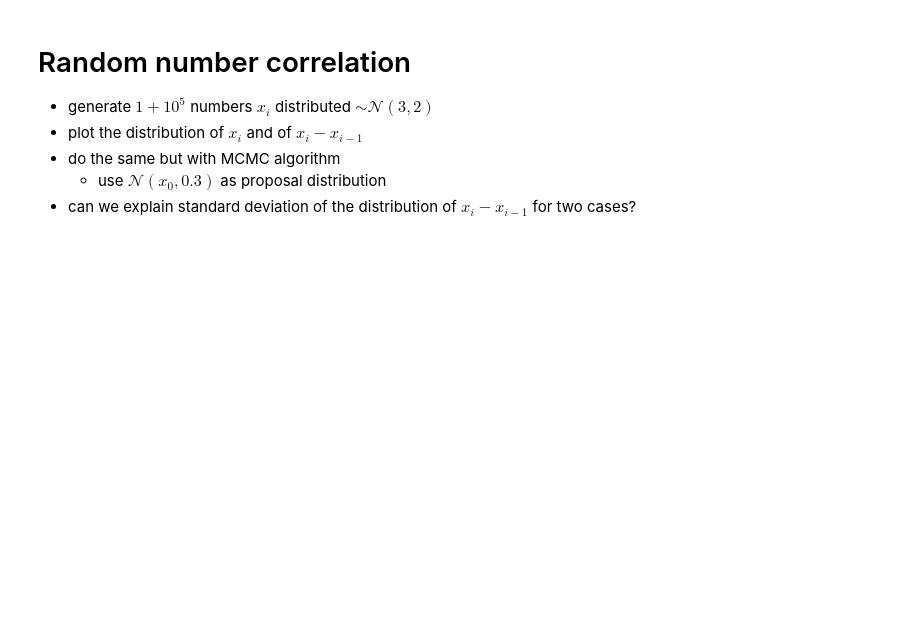
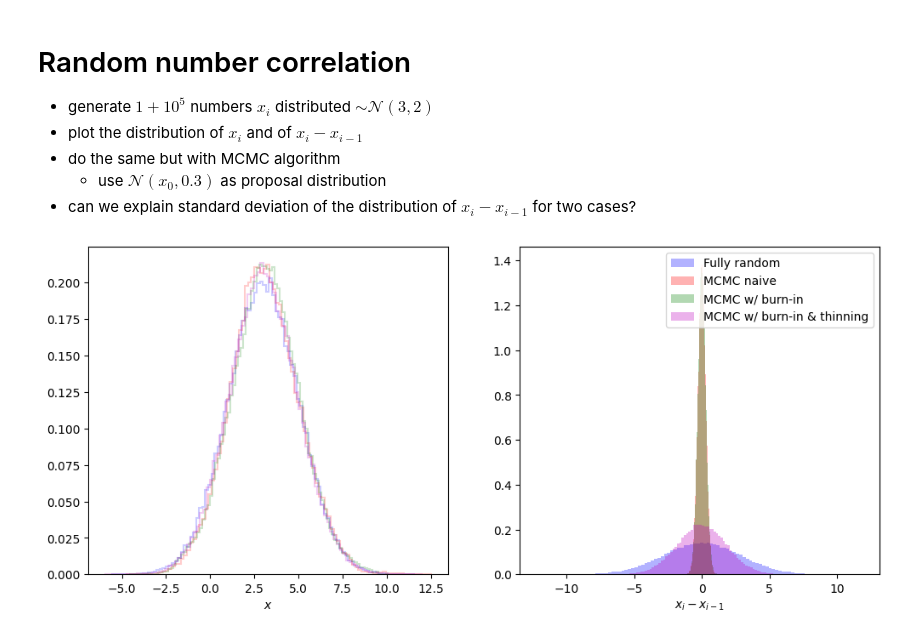
Before and after one commit to nj-vs-vh/gssi-23-24-stats, a Jupyter notebook: lecture4/exercises.ipynb, the cells around one changed output. Drawn from its saved outputs; the diff is of its cells as text; code cells hidden in the pictures; blank space fills up the shorter version.

```diff
--- a/lecture4/exercises.ipynb
+++ b/lecture4/exercises.ipynb
@@ -73,0 +96,59 @@ plt.show()
+# %%
+SAMPLE_SIZE = int(1e5) + 1
+target_rv = scipy.stats.norm(loc=3, scale=2)
+fully_random_sample = target_rv.rvs(size=SAMPLE_SIZE)
+mcmc_naive_sample = np.array(
+    sample_mcmc(pdf=target_rv.pdf, initial=0, size=SAMPLE_SIZE)
+)
+mcmc_burn_in_sample = np.array(
+    sample_mcmc(
+        pdf=target_rv.pdf,
+        initial=0,
+        size=SAMPLE_SIZE,
+        burn_in_steps=1000,
+    )
+)
+mcmc_burn_in_thinned_sample = np.array(
+    sample_mcmc(
+        pdf=target_rv.pdf,
+        initial=0,
+        size=SAMPLE_SIZE,
+        burn_in_steps=1000,
+        thinning=50,
+    )
+)
+
+fig, (ax1, ax2) = plt.subplots(ncols=2, figsize=(12, 5))
+
+for label, color, sample in [
+    ("Fully random", "b", fully_random_sample),
+    ("MCMC naive", "r", mcmc_naive_sample),
+    ("MCMC w/ burn-in", "g", mcmc_burn_in_sample),
+    ("MCMC w/ burn-in & thinning", "m", mcmc_burn_in_thinned_sample),
+]:
+    ax1.hist(
+        sample,
+        bins=100,
+        alpha=0.2,
+        color=color,
+        density=True,
+        label=label,
+        histtype="step",
+        linewidth=1.5,
+    )
+    ax2.hist(
+        sample[1:] - sample[:-1],
+        bins=100,
+        alpha=0.3,
+        color=color,
+        density=True,
+        label=label,
+    )
+
+ax1.set_xlabel("$x$")
+ax2.set_xlabel("$x_i - x_{i-1}$")
+ax2.legend()
+
+plt.show()
+# %% [output]
+[figure, added]
```
Also changed, not shown: parts of 4 cells of this notebook.
